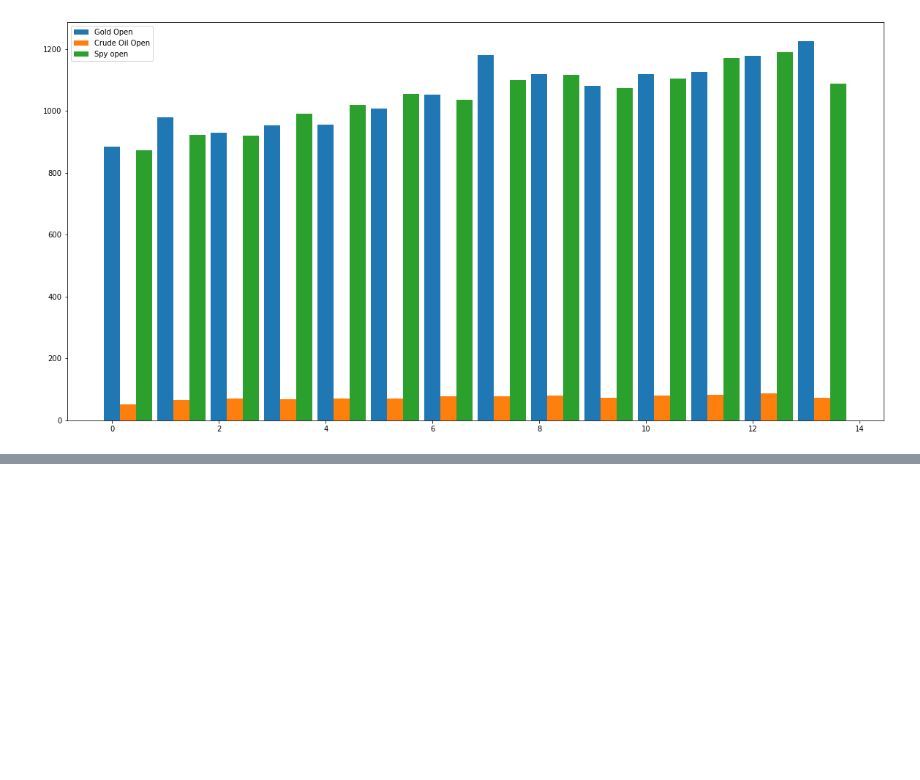
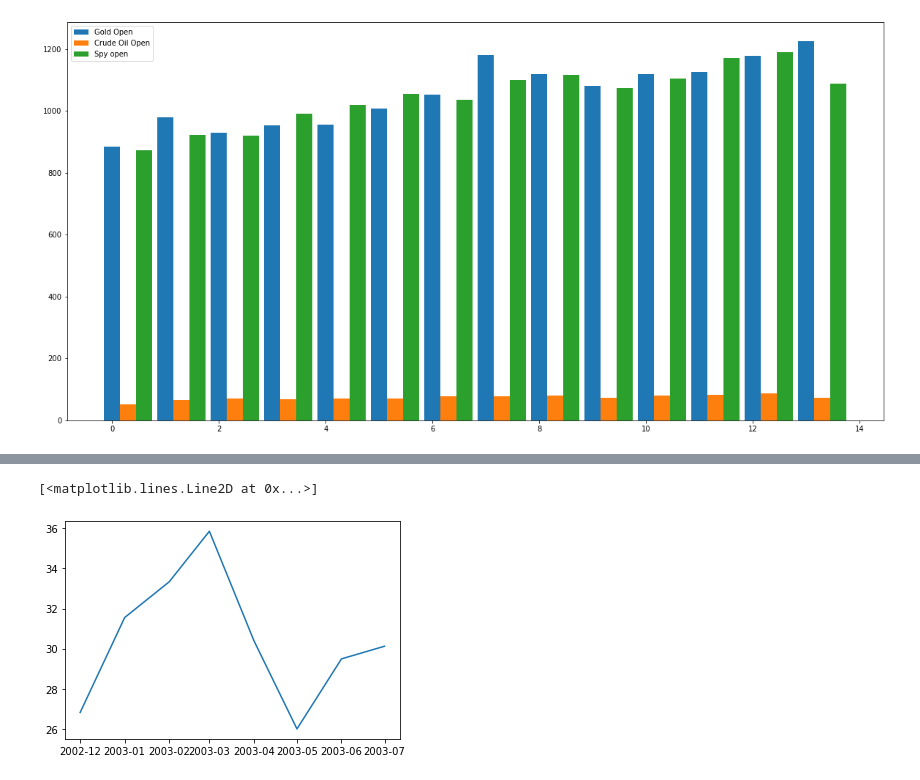
Before and after one commit to cs301-star/CS301, a Jupyter notebook: Analysis of the U.S. Stock Market.ipynb, the cells around one changed output, grey strips where cells are left out. Cells and saved outputs as stored; diff of their text form; code cells hidden in the pictures; blank space fills up the shorter version.

```diff
--- a/Analysis of the U.S. Stock Market.ipynb
+++ b/Analysis of the U.S. Stock Market.ipynb
@@ -509,0 +517,5 @@ plt.legend();
+# %%
+plt.plot(SARS_clf['Date'], SARS_clf['Open'])
+# %% [output]
+[<matplotlib.lines.Line2D at 0x...>]
+[figure, added]
```
Also changed, not shown: parts of 14 cells of this notebook.
